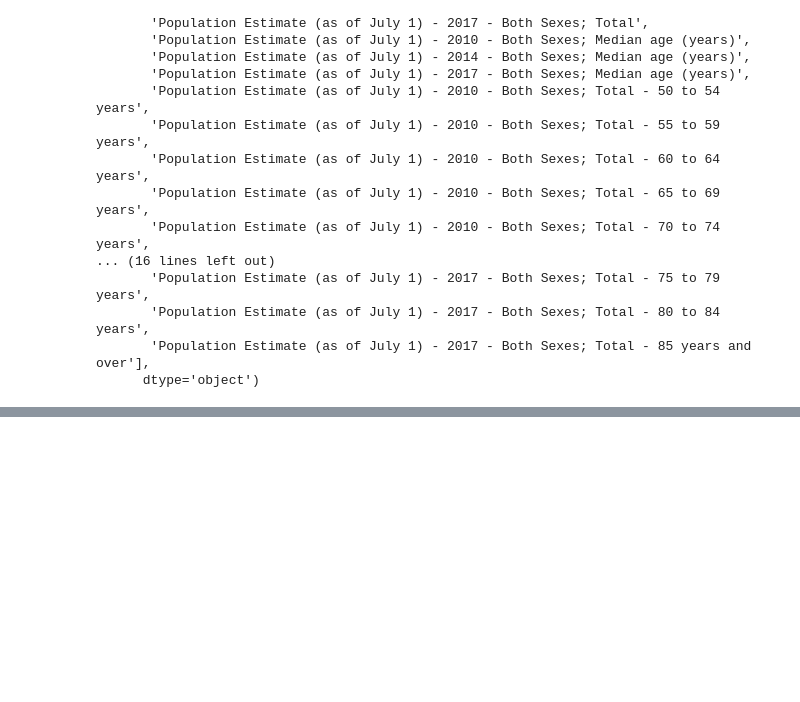
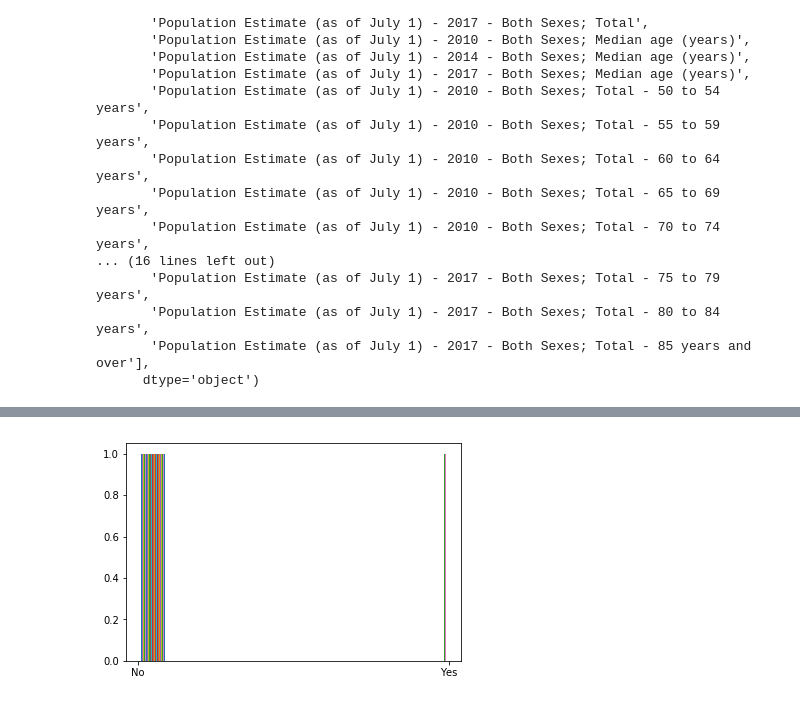
Before and after one commit to Leungam/vanderbilt-aspire-data-essentials, a Jupyter notebook: First_Notebook_data_essentials.ipynb, the cells around one changed output, grey strips where cells are left out. Saved outputs shown, nothing was run; the diff lists cells and outputs as text; code cells hidden in the pictures; blank space fills up the shorter version.

```diff
--- a/First_Notebook_data_essentials.ipynb
+++ b/First_Notebook_data_essentials.ipynb
@@ -272,0 +398,7 @@ SyntaxError: invalid syntax (<ipython-input-173-9bb64d991cb2>, line 1)
+# %%
+#What does the distribution of counties meeting and not meeting the 2020 Healthy People Objective target of
+#161.4 cancer deaths per 100,000 people look like?
+plt.hist(pop_and_cancer_df['hpo'])
+plt.show()
+# %% [output]
+[figure, added]
```
Also changed, not shown: parts of 34 cells of this notebook.
